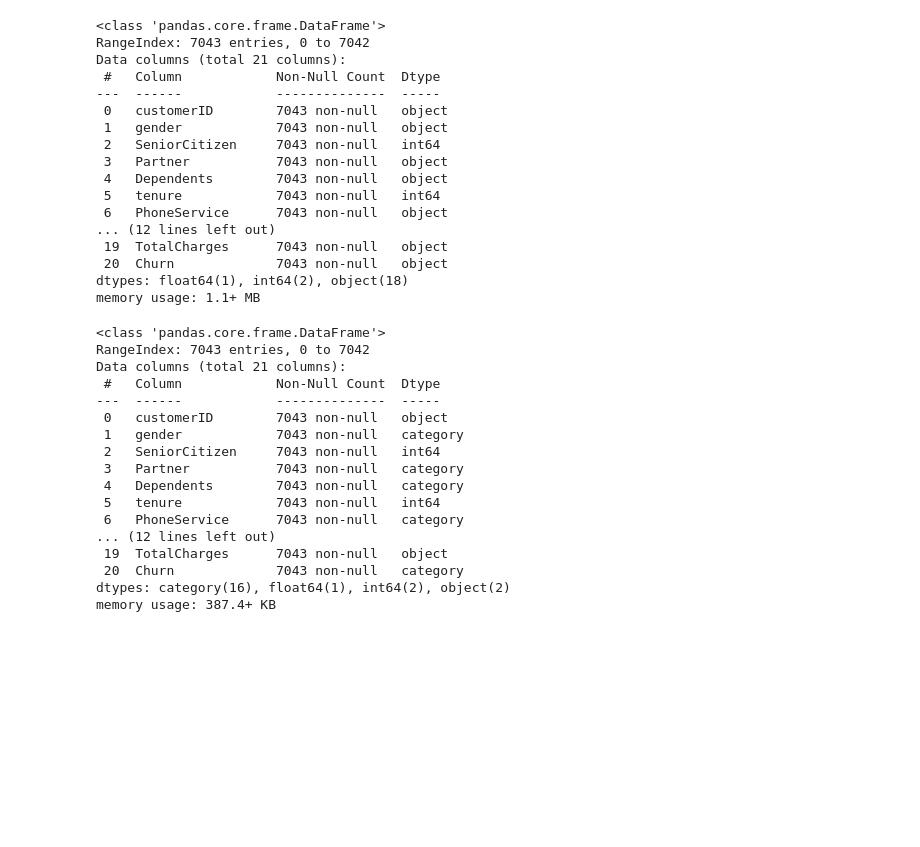
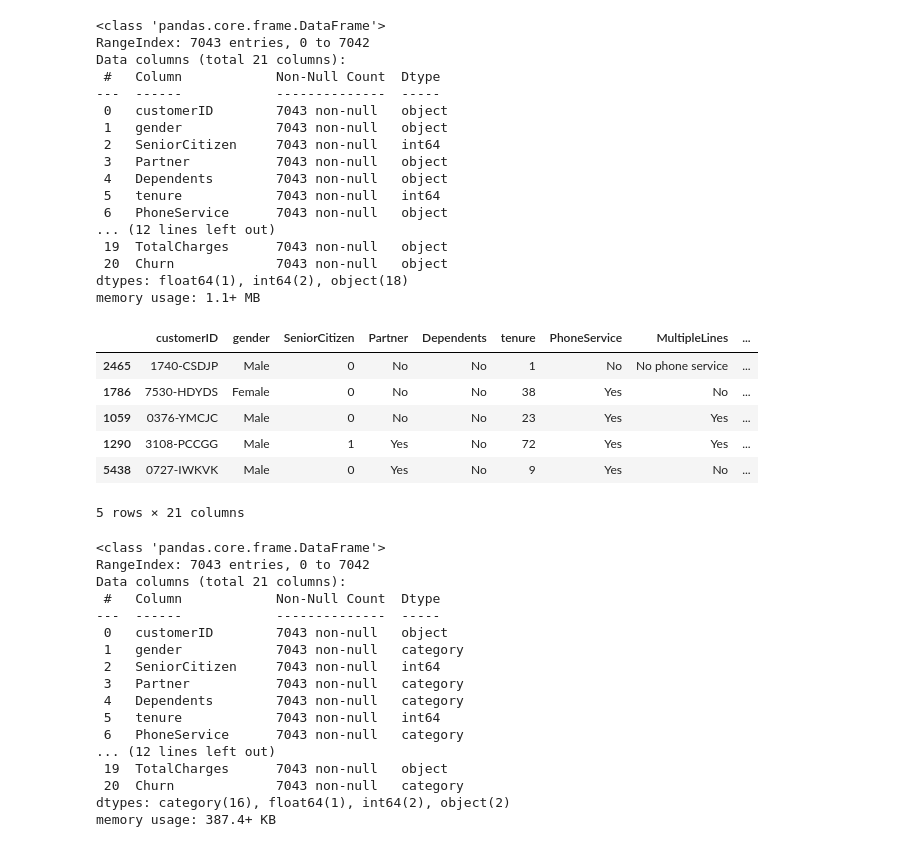
Before and after one commit to Priyanshu-Upadhyay-27/end-to-end-churn-ml, a Jupyter notebook: notebooks/Model_Building.ipynb, the cells around one changed output. Drawn from its saved outputs; the diff is of its cells as text; code cells hidden in the pictures; blank space fills up the shorter version.

```diff
--- a/notebooks/Model_Building.ipynb
+++ b/notebooks/Model_Building.ipynb
@@ -39,6 +39,16 @@ Data columns (total 21 columns):
  20  Churn             7043 non-null   object
 dtypes: float64(1), int64(2), object(18)
 memory usage: 1.1+ MB
+# %%
+cf.sample(5)
+# %% [output]
+|  | customerID | gender | SeniorCitizen | Partner | Dependents | tenure | PhoneService | MultipleLines | ... |
+| 2465 | 1740-CSDJP | Male | 0 | No | No | 1 | No | No phone service | ... |
+| 1786 | 7530-HDYDS | Female | 0 | No | No | 38 | Yes | No | ... |
+| 1059 | 0376-YMCJC | Male | 0 | No | No | 23 | Yes | Yes | ... |
+| 1290 | 3108-PCCGG | Male | 1 | Yes | No | 72 | Yes | Yes | ... |
+| 5438 | 0727-IWKVK | Male | 0 | Yes | No | 9 | Yes | No | ... |
+5 rows × 21 columns
 # %%
 cf["gender"] = cf["gender"].astype("category")
 cf["Partner"] = cf["Partner"].astype("category")
```
Also changed, not shown: parts of 63 cells of this notebook.
